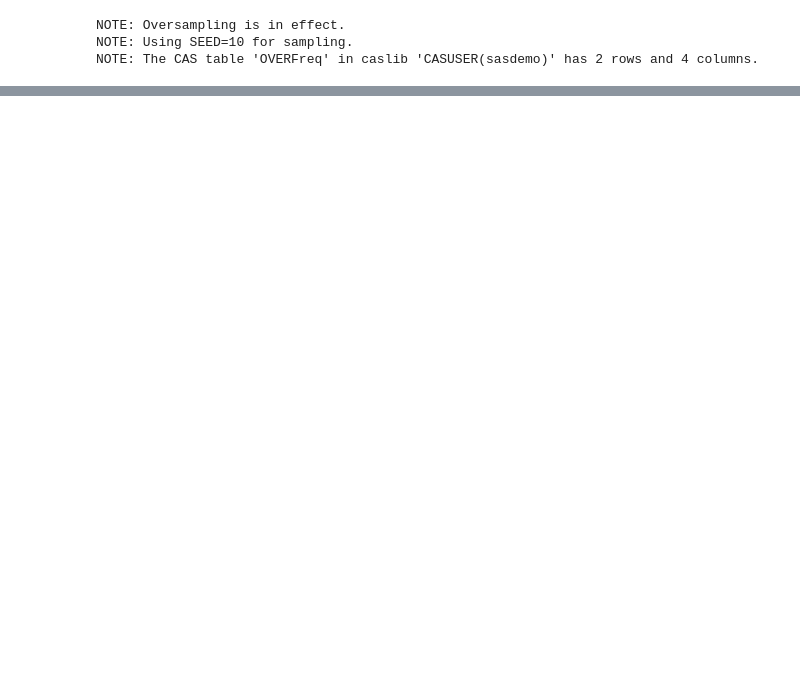
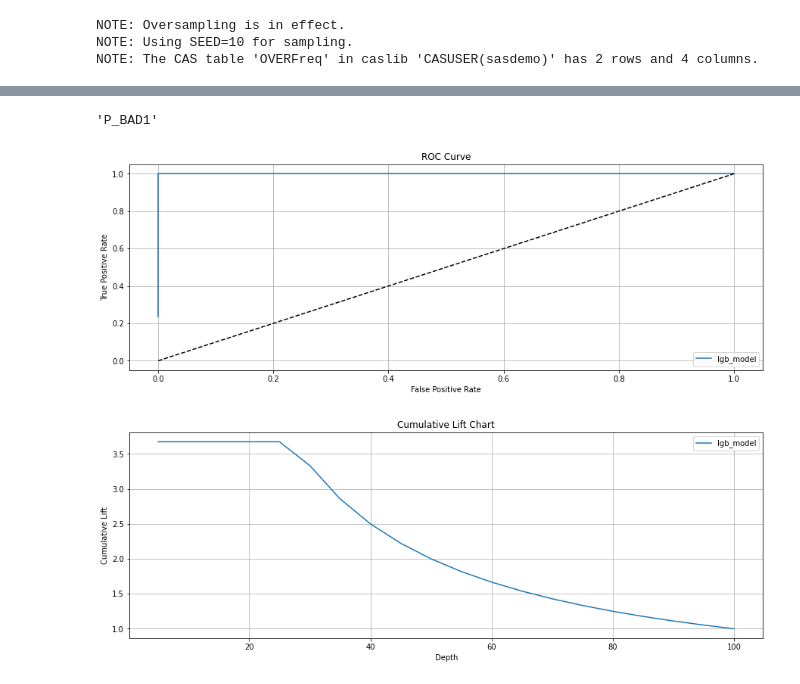
Before and after one commit to KalenderAnalytics/BankingPoC, a Jupyter notebook: SasLightbm.ipynb, the cells around one changed output, grey strips where cells are left out. Cells and saved outputs as stored; diff of their text form; code cells hidden in the pictures; blank space fills up the shorter version.

```diff
--- a/SasLightbm.ipynb
+++ b/SasLightbm.ipynb
@@ -319,2 +283,4 @@ m
 # %%
-lgb_out['I_BAD'].count()
+p_target_1
+# %% [output]
+'P_BAD1'
@@ -323,2 +287,49 @@ hmeq_part_0['BAD'].count()
 # %%
 #conn.close()
+# %%
+lgb_assess = conn.percentile.assess(
+            table=lgb_test_scored,
+            inputs=[p_target_1],
+            response=resp,
+            event='1',
+            pvar=[p_target_0],
+            pevent=['0']
+        )
+
+gb_fitstat  = lgb_assess.FitStat
+gb_rocinfo  = lgb_assess.ROCInfo
+gb_liftinfo = lgb_assess.LIFTInfo
+# %%
+# Add new variable to indicate type of model
+gb_liftinfo['model']   = 'lgb_model'
+gb_rocinfo['model']    = 'lgb_model'
+
+# # Concatenate data
+#all_liftinfo = pd.concat([rf_liftinfo, gb_liftinfo, nn_liftinfo, tree_liftinfo], ignore_index=True)
+#all_rocinfo = pd.concat([rf_rocinfo, gb_rocinfo, nn_rocinfo, tree_rocinfo], ignore_index=True)
+# %%
+# Draw ROC charts
+plt.figure(figsize=(15, 5))
+for key, grp in gb_rocinfo.groupby(['model']):
+    plt.plot(grp['FPR'], grp['Sensitivity'], label=key)
+plt.plot([0,1], [0,1], 'k--')
+plt.xlabel('False Positive Rate')
+plt.ylabel('True Positive Rate')
+plt.grid(True)
+plt.legend(loc='best')
+plt.title('ROC Curve')
+plt.show()
+
+# Draw lift charts
+plt.figure(figsize=(15, 5))
+for key, grp in gb_liftinfo.groupby(['model']):
+    plt.plot(grp['Depth'], grp['CumLift'], label=key)
+plt.xlabel('Depth')
+plt.ylabel('Cumulative Lift')
+plt.grid(True)
+plt.legend(loc='best')
+plt.title('Cumulative Lift Chart')
+plt.show();
+# %% [output]
+[figure, added]
+[figure, added]
```
Also changed, not shown: parts of 26 cells of this notebook.
